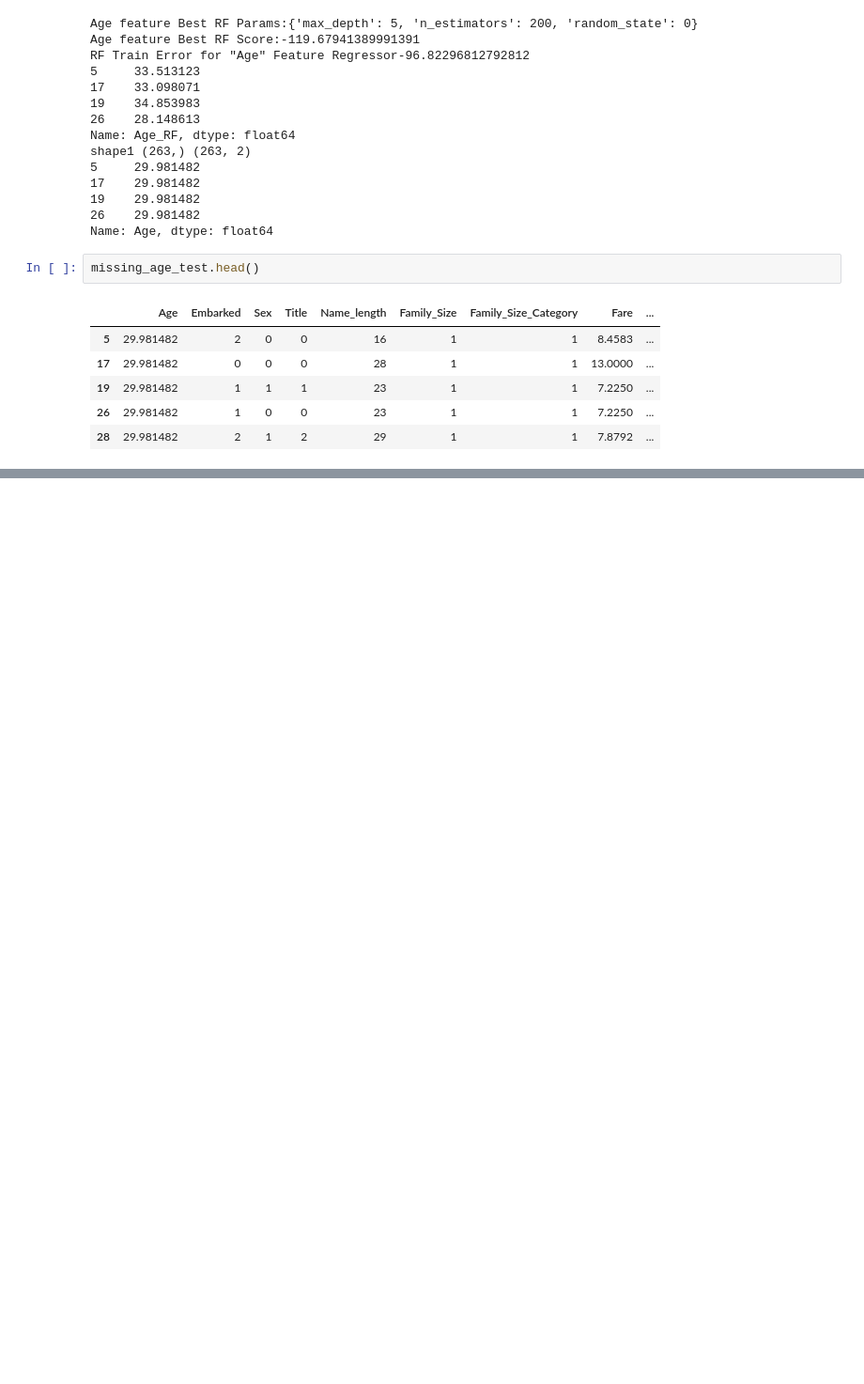
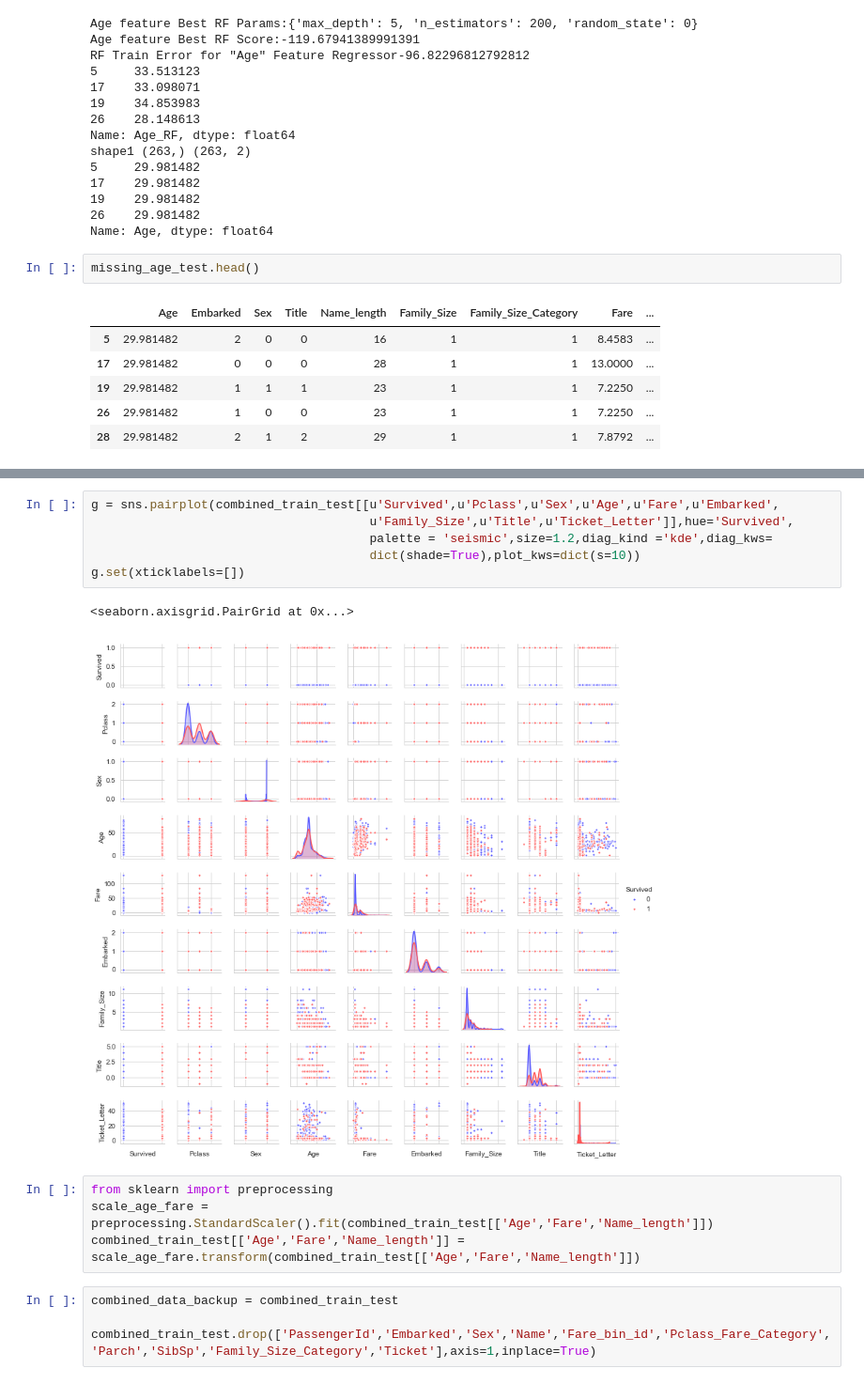
Before and after one commit to QQYES/kaggle_titanic, a Jupyter notebook: titanic_advanced.ipynb, the cells around one changed output, grey strips where cells are left out. Shown at 94% size. Cells and saved outputs as stored; diff of their text form; blank space fills up the shorter version.

```diff
--- a/titanic_advanced.ipynb
+++ b/titanic_advanced.ipynb
@@ -676,0 +702,17 @@ missing_age_test.head()
+# %%
+g = sns.pairplot(combined_train_test[[u'Survived',u'Pclass',u'Sex',u'Age',u'Fare',u'Embarked',
+                                      u'Family_Size',u'Title',u'Ticket_Letter']],hue='Survived',
+                                      palette = 'seismic',size=1.2,diag_kind ='kde',diag_kws=
+                                      dict(shade=True),plot_kws=dict(s=10))
+g.set(xticklabels=[])
+# %% [output]
+<seaborn.axisgrid.PairGrid at 0x...>
+[figure, added]
+# %%
+from sklearn import preprocessing
+scale_age_fare = preprocessing.StandardScaler().fit(combined_train_test[['Age','Fare','Name_length']])
+combined_train_test[['Age','Fare','Name_length']] = scale_age_fare.transform(combined_train_test[['Age','Fare','Name_length']])
+# %%
+combined_data_backup = combined_train_test
+
+combined_train_test.drop(['PassengerId','Embarked','Sex','Name','Fare_bin_id','Pclass_Fare_Category',                          'Parch','SibSp','Family_Size_Category','Ticket'],axis=1,inplace=True)
```
Also changed, not shown: parts of 25 cells of this notebook, 1 other file.
